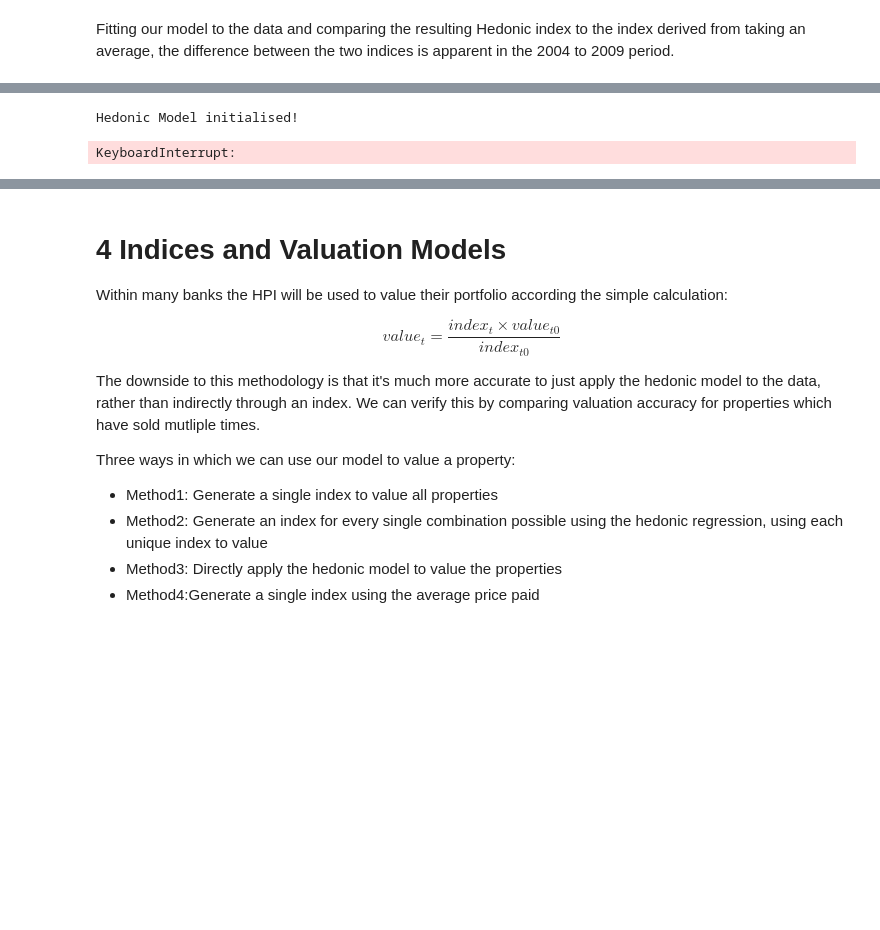
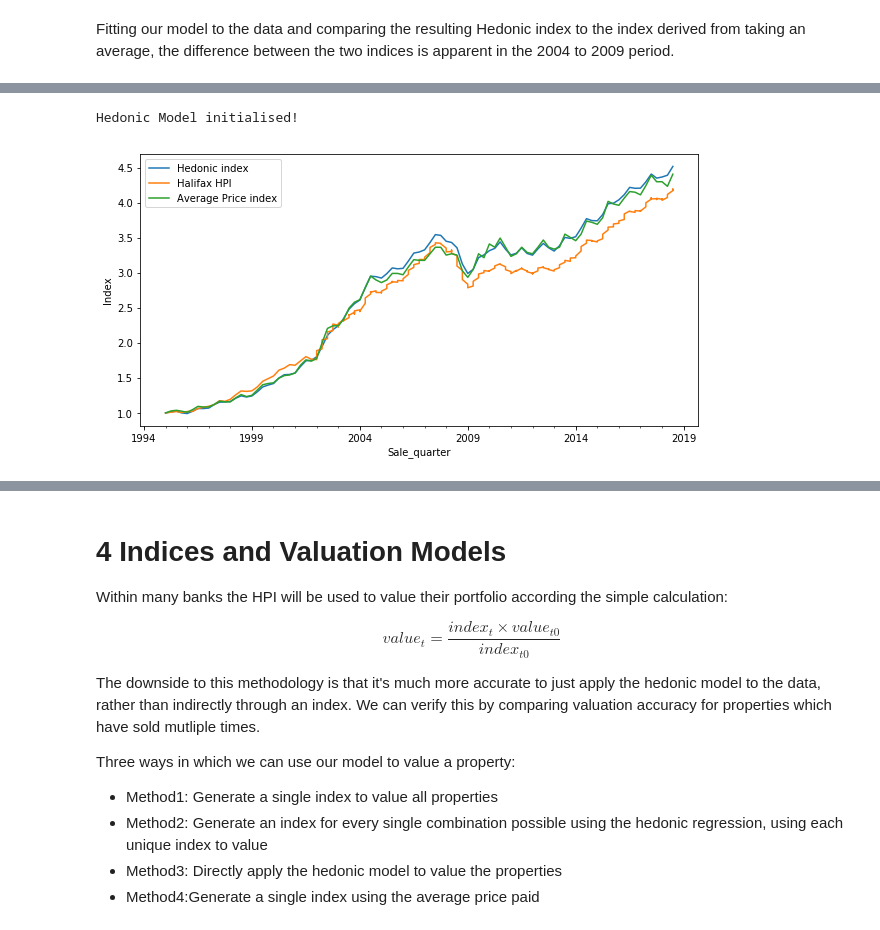
Before and after one commit to Cemlyn/UK-Housing-Market, a Jupyter notebook: House_Price_Index.ipynb, the cells around one changed output, grey strips where cells are left out. Cells and saved outputs as stored; diff of their text form; code cells hidden in the pictures; blank space fills up the shorter version.

```diff
--- a/House_Price_Index.ipynb
+++ b/House_Price_Index.ipynb
@@ -482,3 +502,15 @@ test_df.head()
 # Fitting the model
 X_ = train_df.drop(['Postcode','log_price','Address'], axis=1)
 y_ = train_df[['Sale_quarter','log_price']]
+# %%
+#reading in ons HPI
+ONS_HPI = pd.read_csv(os.path.join(os.getcwd(),'0. Data/ONS_HPI.csv'))
+#ONS_HPI['Sale_date'] = pd.to_datetime(ONS_HPI['Date'], format='%Y/%m/%d %H:%M')
+ONS_HPI['Sale_date'] = pd.to_datetime(ONS_HPI['Date'], format='%d/%m/%Y')
+ONS_HPI['Sale_quarter'] = ONS_HPI.Sale_date.dt.to_period('Q')
+#ONS_HPI = ONS_HPI[['Sale_quarter']]
+ONS_HPI['Halifax_index'] = ONS_HPI['Index']
+ONS_HPI = ONS_HPI[['Sale_quarter','Halifax_index']]
+ONS_HPI.set_index(['Sale_quarter'],inplace=True)
+ONS_HPI['Halifax_index'] = ONS_HPI['Halifax_index']/29.07551622
+ONS_HPI.head()
@@ -485,19 +525,22 @@ y_ = train_df[['Sale_quarter','log_price']]
 # %%
 # Fitting the model
 model = Hedonic_Model()
-model.fit(X_,y_,'Sale_quarter')
+#model.fit(X_,y_,'Sale_quarter')
 
 #Saving model object for use later
-pickle.dump(model, open( "hedonic_model.p", "wb" ) )
+#pickle.dump(model, open( "hedonic_model.p", "wb" ) )
 model = pickle.load( open( "hedonic_model.p", "rb" ) )
 
 # Plotting the resulting HPI
 index_df = model.gen_index()
-index_df['Hedonic Index'].plot()
-#median_price['Average Index'].plot()
+index_df = index_df.merge(ONS_HPI,how='left',left_index=True,right_index=True)
+index_df['Hedonic Index'].plot(figsize=(10,5))
+index_df['Halifax_index'].plot()
+median_price['Average Index'].plot()
 plt.ylabel("Index")
-plt.legend()
+plt.legend(labels=['Hedonic index','Halifax HPI','Average Price index'])
+plt.savefig("Hedonic_plot.png")
 plt.show()
 # %% [output]
 Hedonic Model initialised!
-KeyboardInterrupt:
+[figure, added]
```
Also changed, not shown: parts of 30 cells of this notebook, 4 other files.
